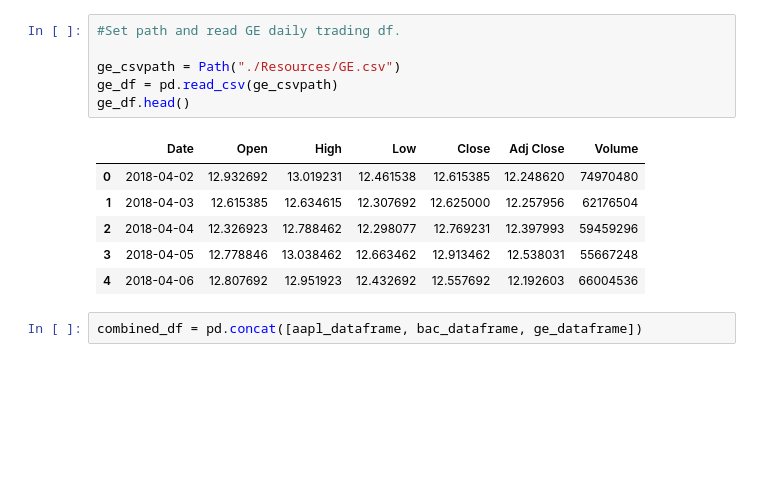
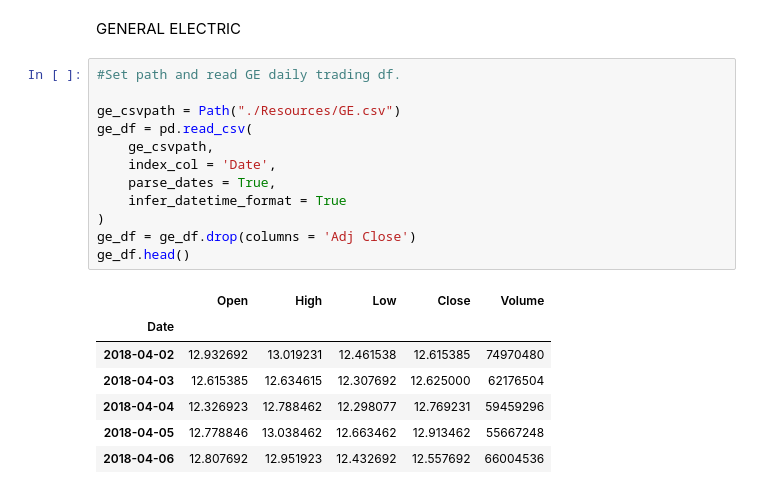
Before and after one commit to stk714/SocialMediaBets, a Jupyter notebook: combined_df.ipynb, the cells around one changed output. Drawn from its saved outputs; the diff is of its cells as text; blank space fills up the shorter version.

```diff
--- a/combined_df.ipynb
+++ b/combined_df.ipynb
@@ -37,15 +275,22 @@ bac_df.head()
+# %% [markdown]
+GENERAL ELECTRIC
 # %%
 #Set path and read GE daily trading df.
 
 ge_csvpath = Path("./Resources/GE.csv")
-ge_df = pd.read_csv(ge_csvpath)
+ge_df = pd.read_csv(
+    ge_csvpath,
+    index_col = 'Date',
+    parse_dates = True,
+    infer_datetime_format = True
+)
+ge_df = ge_df.drop(columns = 'Adj Close')
 ge_df.head()
 # %% [output]
-|  | Date | Open | High | Low | Close | Adj Close | Volume |
-| 0 | 2018-04-02 | 12.932692 | 13.019231 | 12.461538 | 12.615385 | 12.248620 | 74970480 |
-| 1 | 2018-04-03 | 12.615385 | 12.634615 | 12.307692 | 12.625000 | 12.257956 | 62176504 |
-| 2 | 2018-04-04 | 12.326923 | 12.788462 | 12.298077 | 12.769231 | 12.397993 | 59459296 |
-| 3 | 2018-04-05 | 12.778846 | 13.038462 | 12.663462 | 12.913462 | 12.538031 | 55667248 |
-| 4 | 2018-04-06 | 12.807692 | 12.951923 | 12.432692 | 12.557692 | 12.192603 | 66004536 |
+|  | Open | High | Low | Close | Volume |
+| Date |  |  |  |  |  |
+| 2018-04-02 | 12.932692 | 13.019231 | 12.461538 | 12.615385 | 74970480 |
+| 2018-04-03 | 12.615385 | 12.634615 | 12.307692 | 12.625000 | 62176504 |
+| 2018-04-04 | 12.326923 | 12.788462 | 12.298077 | 12.769231 | 59459296 |
+| 2018-04-05 | 12.778846 | 13.038462 | 12.663462 | 12.913462 | 55667248 |
+| 2018-04-06 | 12.807692 | 12.951923 | 12.432692 | 12.557692 | 66004536 |
-# %%
-combined_df = pd.concat([aapl_dataframe, bac_dataframe, ge_dataframe])
```
Also changed, not shown: parts of 24 cells of this notebook, 1 other file.
